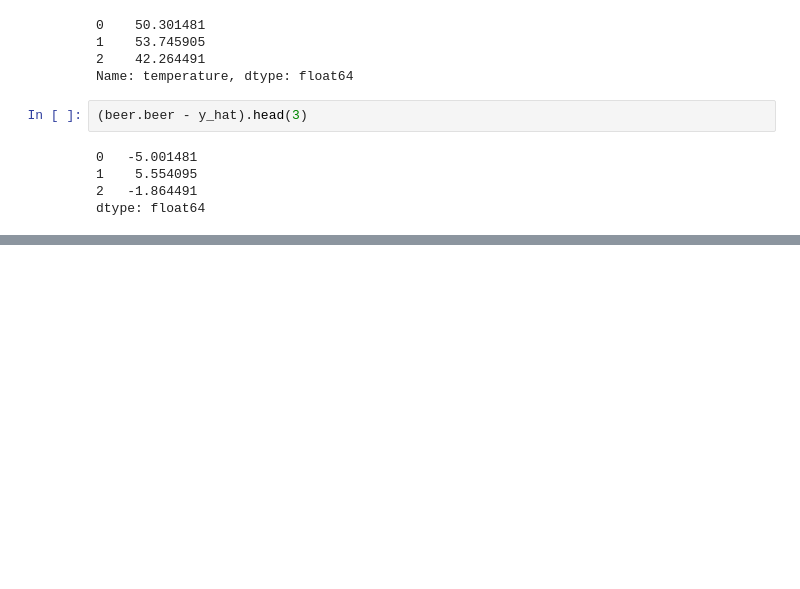
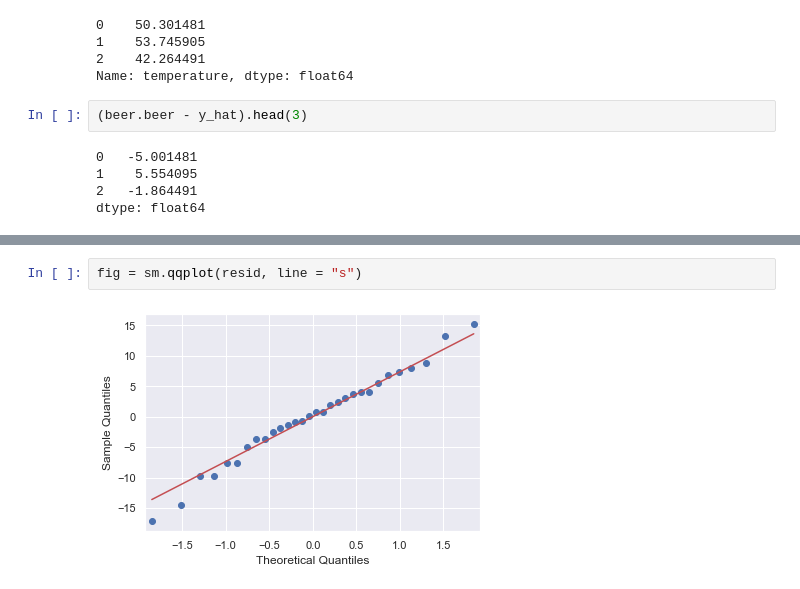
Before and after one commit to HidehikoMURAO/Python, a Jupyter notebook: Learning statistics with Python/5-1_py.ipynb, the cells around one changed output, grey strips where cells are left out. Cells and saved outputs as stored; diff of their text form; blank space fills up the shorter version.

```diff
--- a/Learning statistics with Python/5-1_py.ipynb
+++ b/Learning statistics with Python/5-1_py.ipynb
@@ -153,0 +201,4 @@ dtype: float64
+# %%
+fig = sm.qqplot(resid, line = "s")
+# %% [output]
+[figure, added]
```
Also changed, not shown: parts of 14 cells of this notebook.
